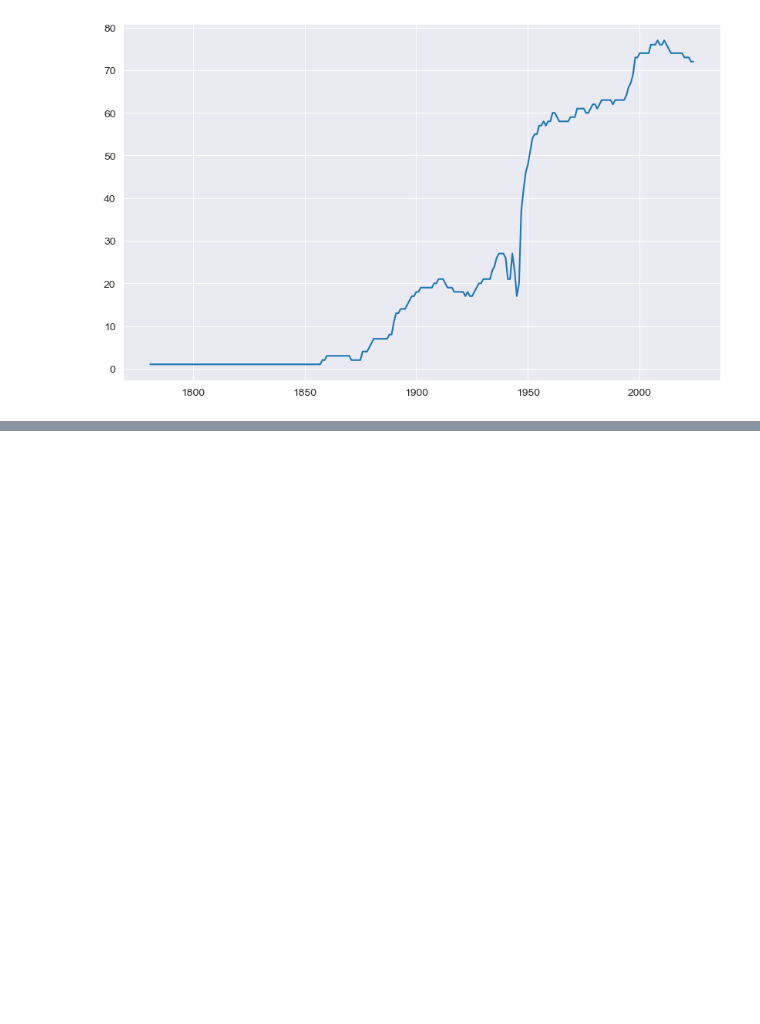
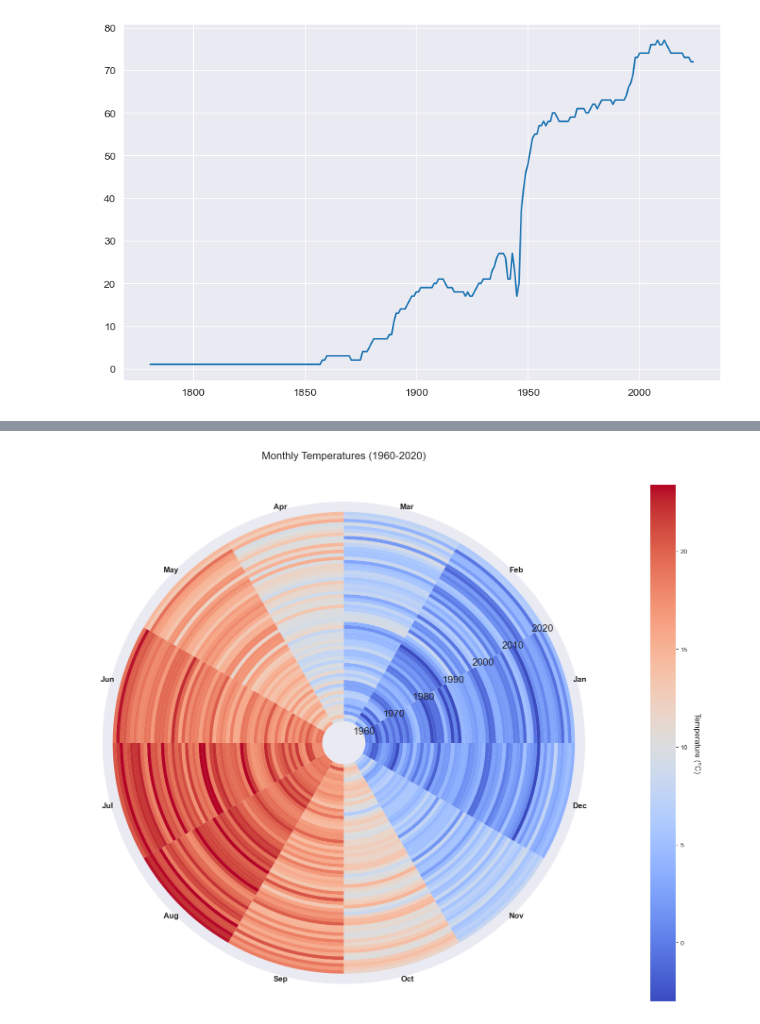
Before and after one commit to mak8427/data_visualization, a Jupyter notebook: problem-sheet-05/exercise05_davide.ipynb, the cells around one changed output, grey strips where cells are left out. Saved outputs shown, nothing was run; the diff lists cells and outputs as text; code cells hidden in the pictures; blank space fills up the shorter version.

```diff
--- a/problem-sheet-05/exercise05_davide.ipynb
+++ b/problem-sheet-05/exercise05_davide.ipynb
@@ -52,0 +131,94 @@ Name: stationid, Length: 238, dtype: int64
+# %%
+from matplotlib.colors import Normalize
+
+monthly_avg = filtered_data.groupby(['year', 'month'])['temp'].mean().reset_index()
+fig, ax = plt.subplots(figsize=(14, 14), subplot_kw={'projection': 'polar'})
+
+
+temp_min = np.percentile(monthly_avg['temp'], 1)
+temp_max = np.percentile(monthly_avg['temp'], 99)
+cmap = plt.cm.coolwarm
+norm = Normalize(vmin=temp_min, vmax=temp_max)
+years = monthly_avg['year'].unique().sort()
+n_years = len(years)
+
+all_angles = []
+all_radii = []
+all_temps = []
+
+for year in years:
+    # Get data for this year
+    year_data = monthly_avg[monthly_avg['year'] == year]
+
+    # Only use years with complete data
+    if len(year_data) < 12:
+        continue
+
+    # Calculate radius based on year index (outer rings are more recent years)
+    year_idx = np.where(years == year)[0][0]
+    radius = 0.1 + year_idx * (0.9/n_years)
+
+    # For each month (0=Jan at bottom, going clockwise)
+    for month in range(1, 13):
+        month_data = year_data[year_data['month'] == month]
+        if not month_data.empty:
+            # Create start and end angles for this month's segment
+            start_angle = (month-1) * (2*np.pi/12)
+            end_angle = month * (2*np.pi/12)
+
+            # Get the temperature
+            temp = month_data['temp'].values[0]
+
+            # Store the values (we'll use these for bulk plotting)
+            all_angles.append([start_angle, end_angle])
+            all_radii.append(radius)
+            all_temps.append(temp)
+
+for angles, radius, temp in zip(all_angles, all_radii, all_temps):
+    start_angle, end_angle = angles
+    color = cmap(norm(temp))
+    width = 0.9/n_years
+    ax.bar(
+        (start_angle + end_angle)/2,
+        width,
+        width=end_angle-start_angle,
+        bottom=radius-width/2,
+        color=color,
+        edgecolor=None,
+        linewidth=0
+    )
+
+label_years = [1960, 1970, 1980, 1990, 2000, 2010, 2020]
+for year in label_years:
+    if year in years:
+        year_idx = np.where(years == year)[0][0]
+        radius = 0.1 + year_idx * (0.9/n_years)
+        ax.text(np.pi/6, radius, str(year), ha='center', va='center', fontsize=15)
+
+# Add month labels around the outside
+month_names = ['Jan', 'Feb', 'Mar', 'Apr', 'May', 'Jun', 'Jul', 'Aug', 'Sep', 'Oct', 'Nov', 'Dec']
+month_angles = np.linspace(0, 2*np.pi, 12, endpoint=False) + np.pi/12  # Offset to center in segments
+for name, angle in zip(month_names, month_angles):
+    ax.text(angle, 1.05, name, ha='center', va='center', fontsize=12, fontweight='bold')
+
+
+
+# Remove radial and angular gridlines and ticks
+ax.grid(False)
+ax.set_yticklabels([])
+ax.set_xticklabels([])
+
+
+# Add a colorbar
+sm = plt.cm.ScalarMappable(cmap=cmap, norm=norm)
+sm.set_array([])
+cbar = plt.colorbar(sm, ax=ax, pad=0.1, orientation='vertical', shrink=0.8)
+cbar.set_label('Temperature (°C)', rotation=270, labelpad=20, fontsize=12)
+
+
+# Set the title with year range
+plt.title('Monthly Temperatures (1960-2020)', fontsize=16, y=1.08)
+plt.tight_layout()
+plt.show()
+# %% [output]
+[figure, added]
```
Also changed, not shown: parts of 10 cells of this notebook.
